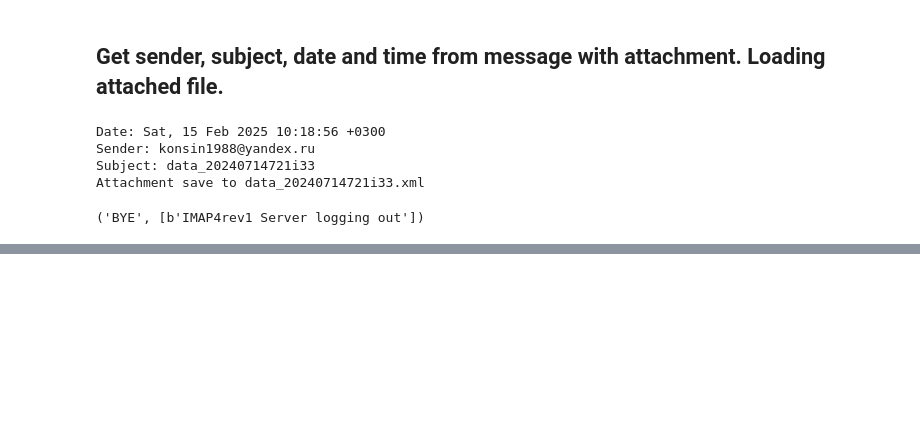
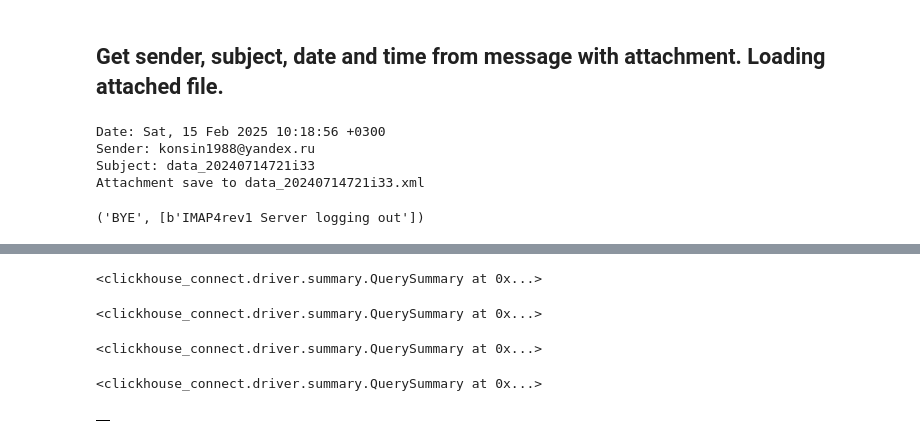
Before and after one commit to konsin1988/Get-data-from-emails-imaplib-, a Jupyter notebook: Parcing email.ipynb, the cells around one changed output, grey strips where cells are left out. Drawn from its saved outputs; the diff is of its cells as text; code cells hidden in the pictures; blank space fills up the shorter version.

```diff
--- a/Parcing email.ipynb
+++ b/Parcing email.ipynb
@@ -521,0 +549,57 @@ Attachment save to data_20240714721i33.xml
+# %%
+# Create role admin IF NOT EXISTS
+query = r'''
+    CREATE ROLE IF NOT EXISTS admin
+'''
+client.command(query)
+# %% [output]
+<clickhouse_connect.driver.summary.QuerySummary at 0x...>
+# %%
+# Grant to admin full access
+query = r'''
+    GRANT ALL ON *.* TO admin WITH GRANT OPTION
+'''
+client.command(query)
+# %% [output]
+<clickhouse_connect.driver.summary.QuerySummary at 0x...>
+# %%
+query = r'''
+    CREATE DATABASE IF NOT EXISTS mail_data;
+'''
+client.command(query)
+# %% [output]
+<clickhouse_connect.driver.summary.QuerySummary at 0x...>
+# %%
+query = r'''
+    DROP TABLE IF EXISTS mail_data.loans
+'''
+client.command(query)
+
+query = r'''
+    CREATE TABLE IF NOT EXISTS mail_data.loans(
+        age Int64,
+        sex Nullable(String),
+        job Nullable(Int64),
+        housing Nullable(String),
+        saving_accounts Nullable(String),
+        checking_account Nullable(String),
+        credit_amount Int64,
+        duration Int64,
+        purpose Nullable(String),
+        default Int64,
+        contract_dt DateTime('UTC'),
+        client_id Int64
+    ) ENGINE MergeTree PARTITION BY toYYYYMM(contract_dt) ORDER BY contract_dt SETTINGS index_granularity = 256;
+'''
+client.command(query)
+# %% [output]
+<clickhouse_connect.driver.summary.QuerySummary at 0x...>
+# %%
+query = r'''
+    SELECT *
+    FROM mail_data.loans
+    LIMIT 5
+'''
+pd.DataFrame(client.query(query).named_results())
+# %% [output]
+|  |
```
Also changed, not shown: parts of 7 cells of this notebook, 3 other files.
